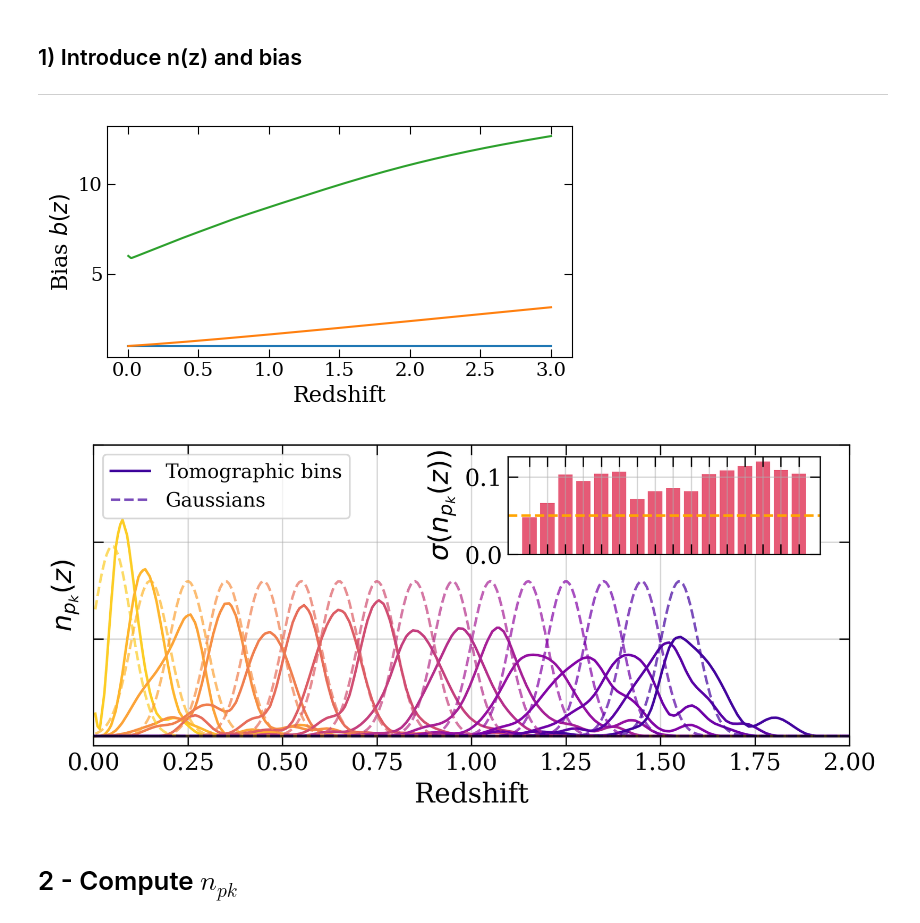
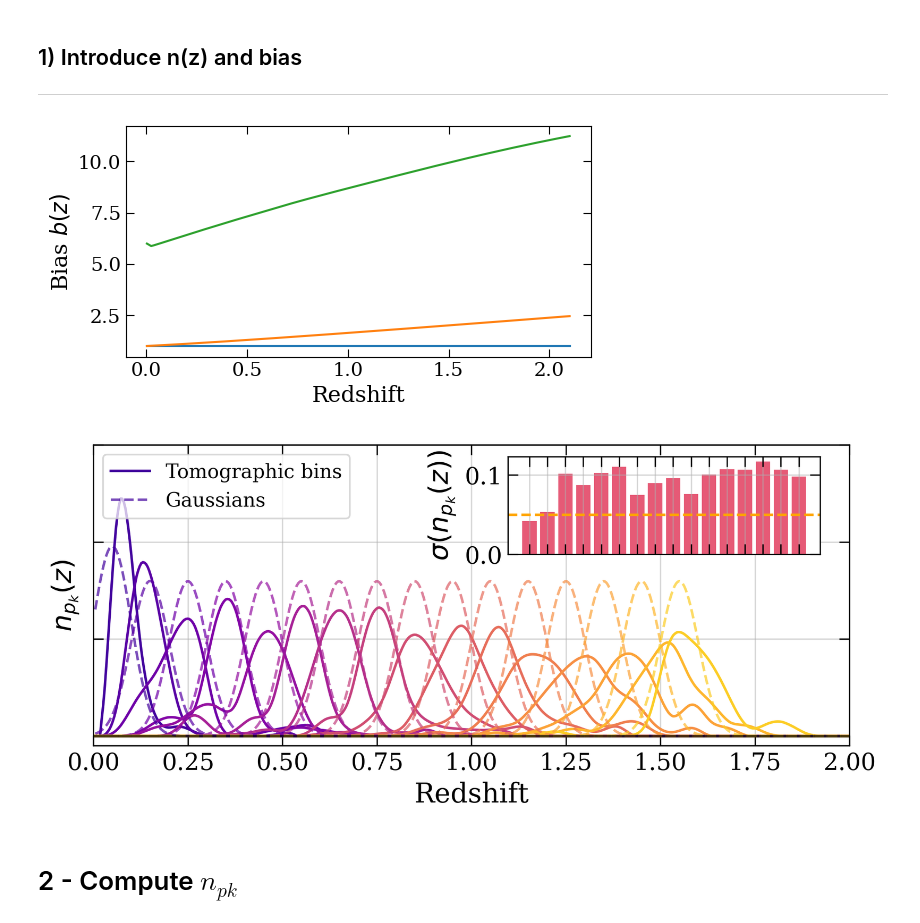
Before and after one commit to JeanCHDJdev/desi-y3-hsc, a Jupyter notebook: src/analysis/bias_photometric.ipynb, the cells around one changed output. Drawn from its saved outputs; the diff is of its cells as text; code cells hidden in the pictures.

```diff
--- a/src/analysis/bias_photometric.ipynb
+++ b/src/analysis/bias_photometric.ipynb
@@ -40,6 +40,7 @@ We procceed as follow:
 # %%
 ROOT = Path("/global/cfs/projectdirs/desi/users/jchdj/desi-y3-hsc/src/statistics/")
 stem = "outputs/calibration"
+version = "vF"
 path_dictionary = {
     "dr1": {
         "HSC": ROOT / stem / f"autos_HSC",
@@ -65,7 +66,7 @@ rp_wdm = np.linspace(scale_cut[0], scale_cut[1], 100)
 ## load nz from photo-z bias splines
 data_galbias = np.load(
     ROOT
-    / f"results/photoz_bias_splines_v3_dz005_sc_{scale_cut[0]}_{scale_cut[1]}/tomo_photoz.npz"
+    / f"results/photoz_bias_splines_{scale_cut[0]}_{scale_cut[1]}_{version}/tomo_photoz.npz"
 )
 correction_file_reader = cf.CorrFileReader(path_dictionary["dr2"]["HSC"])
 bins_z_photo = inference._get_fine_redshift_bins(
@@ -76,16 +77,17 @@ nz_bins = []
 zlim = 1.6  # truncate useful bins to 1.6
 vals_z_photo = vals_z_photo[vals_z_photo < zlim]
 
-zv = np.linspace(0.005, 3, 500)
+zv = np.linspace(0.005, 2.1, 500)
 for i in range(len(vals_z_photo)):
     redshifts = data_galbias[f"{i+1}/redshifts"]
     nz_med = data_galbias[f"{i+1}/nz_median"]
     normal = np.trapezoid(nz_med, x=redshifts)
 
     nz_med_interp = np.interp(zv, redshifts, nz_med / normal, left=0, right=0)
-    nz_bins.append(nz_med_interp)
+    # for good measure, re normalize again
+    nz_bins.append(nz_med_interp / np.trapezoid(nz_med_interp, x=zv))
 # %%
-z_support = np.linspace(0.005, 3, 151)
+z_support = np.linspace(0.005, 3.2, 151)
 w_dm_values = [ct.w_dm(rp_vals=rp_wdm, z=z, integrate=True) for z in z_support]
 wm = interpolate.interp1d(x=z_support, y=w_dm_values)
 wm_v = wm(zv)
@@ -94,7 +96,7 @@ wm_v = wm(zv)
 ----------------------------
 # %%
 # we use a 1/D(z) bias model computed with ccl.
-cmap = plt.get_cmap("plasma_r")
+cmap = plt.get_cmap("plasma")
 bias_models = {
     "No": lambda z: np.ones_like(z),
     "Passive": lambda z: 1
@@ -102,10 +104,12 @@ bias_models = {
     #'Strong' : lambda z: 1 + z**2,
     "Strong": lambda z: 1 / np.sqrt(wm(z)),
 }
+gaussian_scale = 0.05
 nz_models = {
     "Tomographic bins": nz_bins,
     "Gaussians": [
-        norm.pdf(zv, loc=vals_z_photo[i], scale=0.05) for i in range(len(vals_z_photo))
+        norm.pdf(zv, loc=vals_z_photo[i], scale=gaussian_scale)
+        for i in range(len(vals_z_photo))
     ],
     #    'Top-hat' : [
     #        np.where(
@@ -137,40 +141,40 @@ with pm.make_plot(
                 ax1.plot(
                     zv,
                     nzs[i],
-                    label=name if i == len(nzs) - 1 else "",
+                    label=name if i == 0 else "",
                     alpha=(
                         1
                         if name == "Tomographic bins"
                         else (0.4 if name == "Top-hat" else 0.7)
                     ),
                     linestyle=(
                         "--"
                         if name == "Gaussians"
                         else (":" if name == "Top-hat" else "-")
                     ),
                     color=cmap((i + 2) / (len(nzs) + 3)),
                 )
     ax1.set_ylabel(r"$n_{p_k}(z)$")
     ax1.set_xlabel(r"Redshift")
     ax1.grid()
     ax1.set_xlim(0.0, 2.0)
     ax1.set_ylim(-0.5, 15)
     ax1.set_yticklabels([])
     ax2 = plt.axes([0.55, 0.6, 0.32, 0.25])
     means = [np.trapezoid(zv * nz, zv) for nz in nz_bins]
     s1 = [
         np.sqrt(np.trapezoid((zv - m) ** 2 * nz, zv)) for m, nz in zip(means, nz_bins)
     ]
     ax2.bar(range(len(s1)), s1, color="crimson", alpha=0.7)
-    ax2.axhline(0.05, color="orange", linestyle="--", alpha=1, linewidth=1.5)
+    ax2.axhline(gaussian_scale, color="orange", linestyle="--", alpha=1, linewidth=1.5)
     ax2.set_xticks(range(len(s1)))
     ax2.set_xticklabels([])
     ax2.set_ylabel(r"$\sigma(n_{p_k}(z))$")
     ax1.legend(loc="upper left", fontsize=11.5, framealpha=0.75)
     ax1.axhline(0, color="black", linestyle="-", alpha=0.7)
 # %% [output]
-[figure, old version]
+[figure, new version]
-[figure, old version]
+[figure, new version]
 # %% [markdown]
 # 2 - Compute $n_{pk}$
 # %%
```
Also changed, not shown: parts of 11 cells of this notebook, 1 other file.
